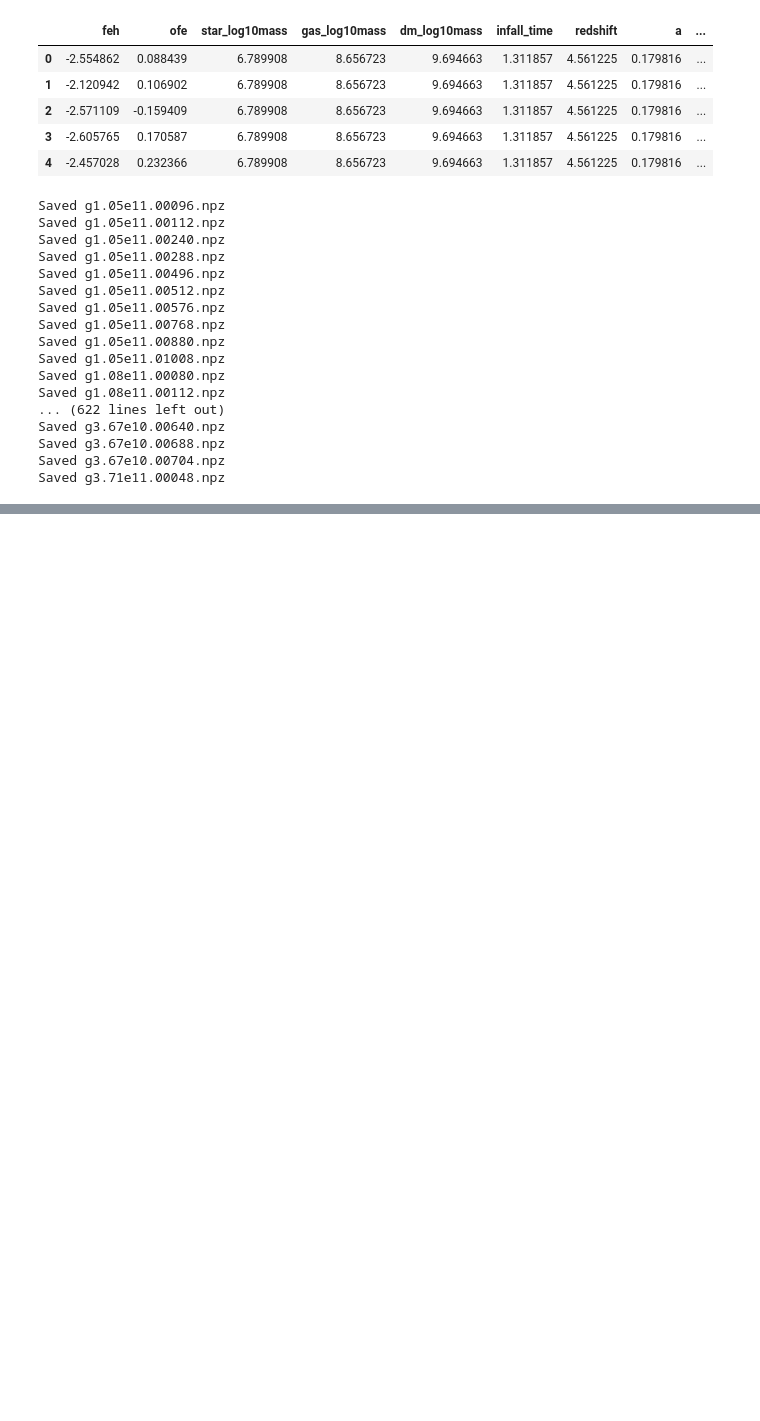
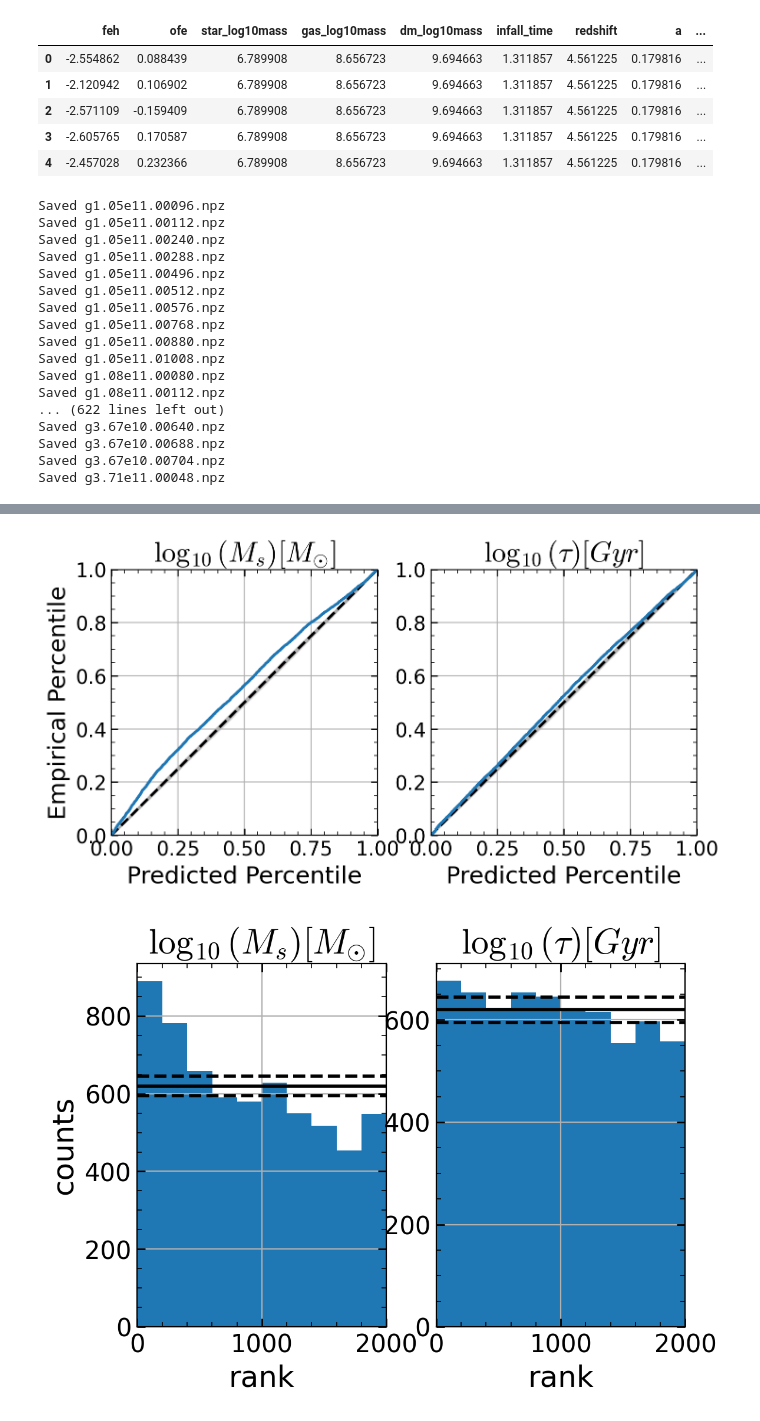
Before and after one commit to vepe99/CASBI, a Jupyter notebook: notebooks/template_libray_class.ipynb, the cells around one changed output, grey strips where cells are left out. Cells and saved outputs as stored; diff of their text form; code cells hidden in the pictures; blank space fills up the shorter version.

```diff
--- a/notebooks/template_libray_class.ipynb
+++ b/notebooks/template_libray_class.ipynb
@@ -1,6 +1,12 @@
 # %%
 import numpy as np
 import matplotlib.pyplot as plt
+import matplotlib.pyplot as plt
+import matplotlib as mpl
+import matplotlib.colors as mcolors
+mpl.style.use('./paper.mcstyle')
+
+import matplotlib.cm as cm
 import pandas as pd
 import dask.dataframe as dd
 from dask import delayed
@@ -14,6 +20,11 @@ import torch
 import os
 import time
 import CASBI.sbi.inference as inference
+
+
+gpu_index = 6  # replace with your desired GPU index
+torch.cuda.set_device(gpu_index)
+device = f"cuda:{gpu_index}"
 # %%
 ! cd /export/data/vgiusepp/ ; ls
 # %% [output]
@@ -380,6 +367,6 @@ class TemplateLibrary():
 # %%
 galaxy_array_path = '/export/data/vgiusepp/data/full_dataframe/galaxy_array/'
 dataframe_path = '/export/data/vgiusepp/data/full_dataframe/dataframe/dataframe.parquet'
-sigma = 0.01
+sigma = 0
 template_library = TemplateLibrary(galaxy_array_path=galaxy_array_path, dataframe_path=dataframe_path, sigma=sigma)
 # %%
@@ -392,3 +384,3 @@ x_train, params_train, x_test, params_test = template_library.get_inference_inpu
 # %%
-posterior_ensamble, summaries = inference.train_inference(x=x_train, theta=params_train)
+posterior_ensamble, summaries = inference.train_inference(x=x_train, theta=params_train, learning_rate=1e-4)
 # %% [output]
@@ -419,15 +420,18 @@ fig.savefig('./train_val_loss.png')
 # %%
 plot_hist = ["coverage", "histogram", "predictions", "tarp"]
 metric = PosteriorCoverage(
-    num_samples=2_000, sample_method='direct',
+    num_samples=2_001, sample_method='direct',
     labels=[rf'$\log_{{10}}(M_{{s}}) [M_{{\odot}}]$', rf'$\log_{{10}}(\tau) [Gyr]$'], plot_list = plot_hist
 )
 
 fig = metric(
     posterior=posterior_ensamble,
     x=x_test, theta=params_test[:, :2])
 
 # fig[0].savefig('./figure_3b.pdf')
 # fig[1].savefig('./predictions.pdf')
 # fig[2].savefig('./figure_3a.pdf')
 # fig[3].savefig('./figure_3c.pdf')
+# %% [output]
+[figure, added]
+[figure, added]
```
Also changed, not shown: parts of 8 cells of this notebook, 6 other files.
